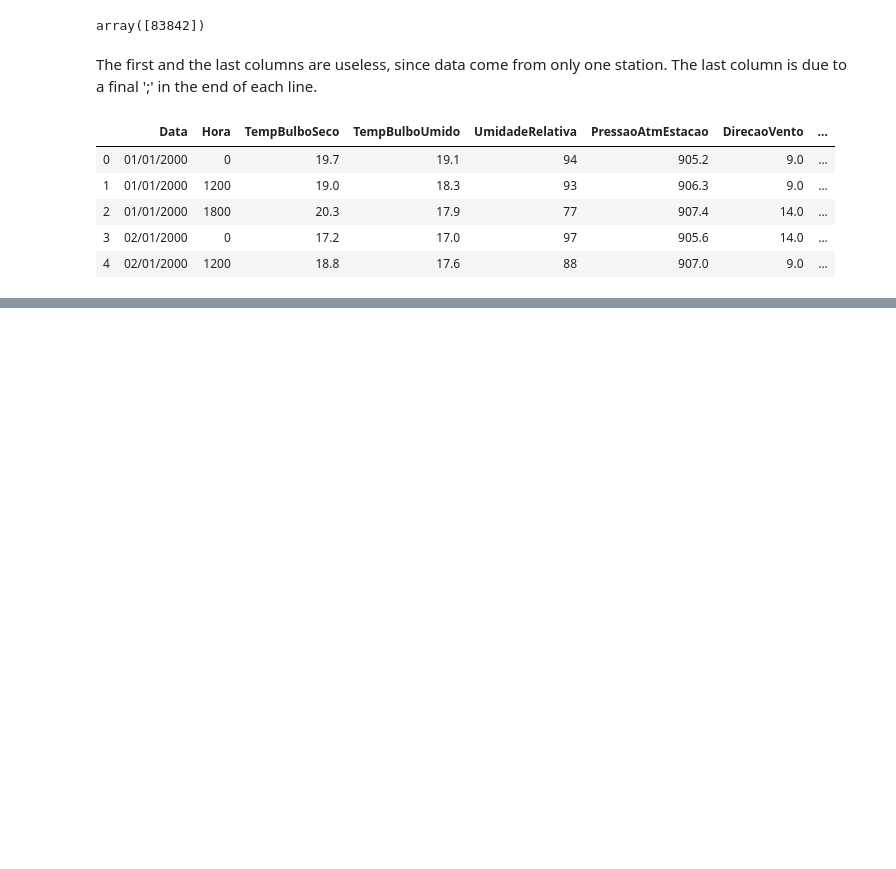
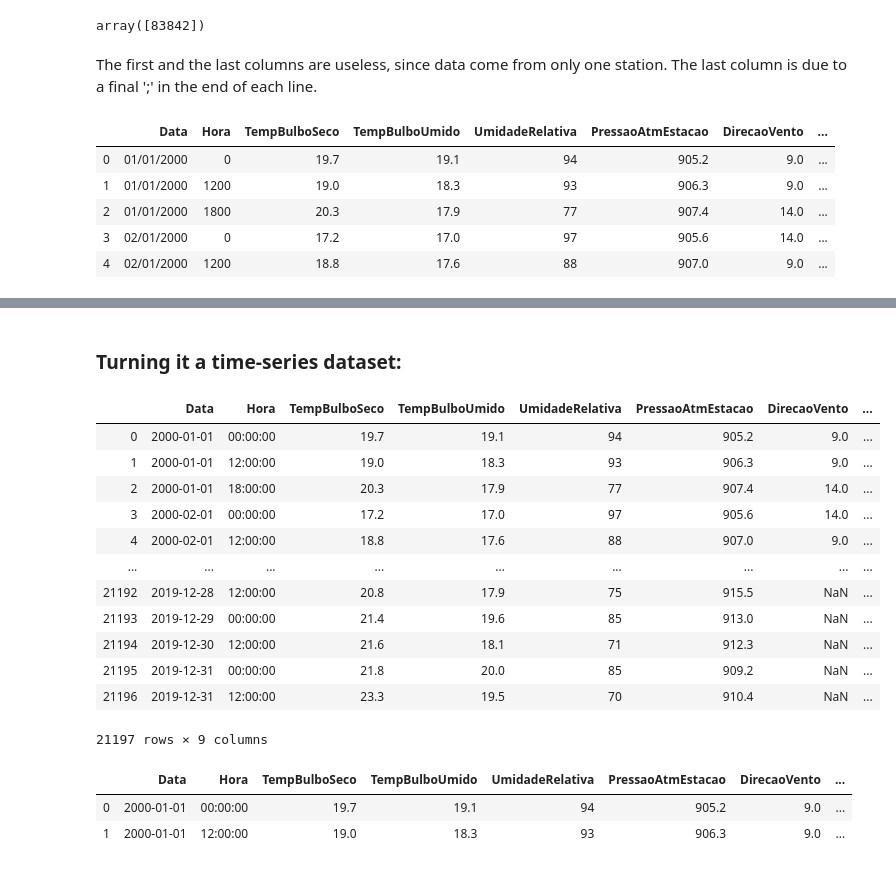
Before and after one commit to tbnsilveira/WeatherCWB, a Jupyter notebook: weatherCWB.ipynb, the cells around one changed output, grey strips where cells are left out. Saved outputs shown, nothing was run; the diff lists cells and outputs as text; code cells hidden in the pictures; blank space fills up the shorter version.

```diff
--- a/weatherCWB.ipynb
+++ b/weatherCWB.ipynb
@@ -66,0 +114,3 @@ data.head()
+# %%
+## Converting to time type:
+data['Hora'] = data['Hora'].astype('timedelta64[h]')
@@ -66,0 +126,7 @@ data.head()
+# %% [markdown]
+### Turning it a time-series dataset:
+# %%
+## Backing up the dataset:
+rawData = data.copy()
+# %%
+data = rawData.copy()
@@ -66,0 +136,16 @@ data.head()
+# %%
+data
+# %% [output]
+|  | Data | Hora | TempBulboSeco | TempBulboUmido | UmidadeRelativa | PressaoAtmEstacao | DirecaoVento | ... |
+| 0 | 2000-01-01 | 00:00:00 | 19.7 | 19.1 | 94 | 905.2 | 9.0 | ... |
+| 1 | 2000-01-01 | 12:00:00 | 19.0 | 18.3 | 93 | 906.3 | 9.0 | ... |
+| 2 | 2000-01-01 | 18:00:00 | 20.3 | 17.9 | 77 | 907.4 | 14.0 | ... |
+| 3 | 2000-02-01 | 00:00:00 | 17.2 | 17.0 | 97 | 905.6 | 14.0 | ... |
+| 4 | 2000-02-01 | 12:00:00 | 18.8 | 17.6 | 88 | 907.0 | 9.0 | ... |
+| ... | ... | ... | ... | ... | ... | ... | ... | ... |
+| 21192 | 2019-12-28 | 12:00:00 | 20.8 | 17.9 | 75 | 915.5 | NaN | ... |
+| 21193 | 2019-12-29 | 00:00:00 | 21.4 | 19.6 | 85 | 913.0 | NaN | ... |
+| 21194 | 2019-12-30 | 12:00:00 | 21.6 | 18.1 | 71 | 912.3 | NaN | ... |
+| 21195 | 2019-12-31 | 00:00:00 | 21.8 | 20.0 | 85 | 909.2 | NaN | ... |
+| 21196 | 2019-12-31 | 12:00:00 | 23.3 | 19.5 | 70 | 910.4 | NaN | ... |
+21197 rows × 9 columns
@@ -66,0 +154,6 @@ data.head()
+# %%
+data.head(2)
+# %% [output]
+|  | Data | Hora | TempBulboSeco | TempBulboUmido | UmidadeRelativa | PressaoAtmEstacao | DirecaoVento | ... |
+| 0 | 2000-01-01 | 00:00:00 | 19.7 | 19.1 | 94 | 905.2 | 9.0 | ... |
+| 1 | 2000-01-01 | 12:00:00 | 19.0 | 18.3 | 93 | 906.3 | 9.0 | ... |
```
Also changed, not shown: parts of 19 cells of this notebook.
